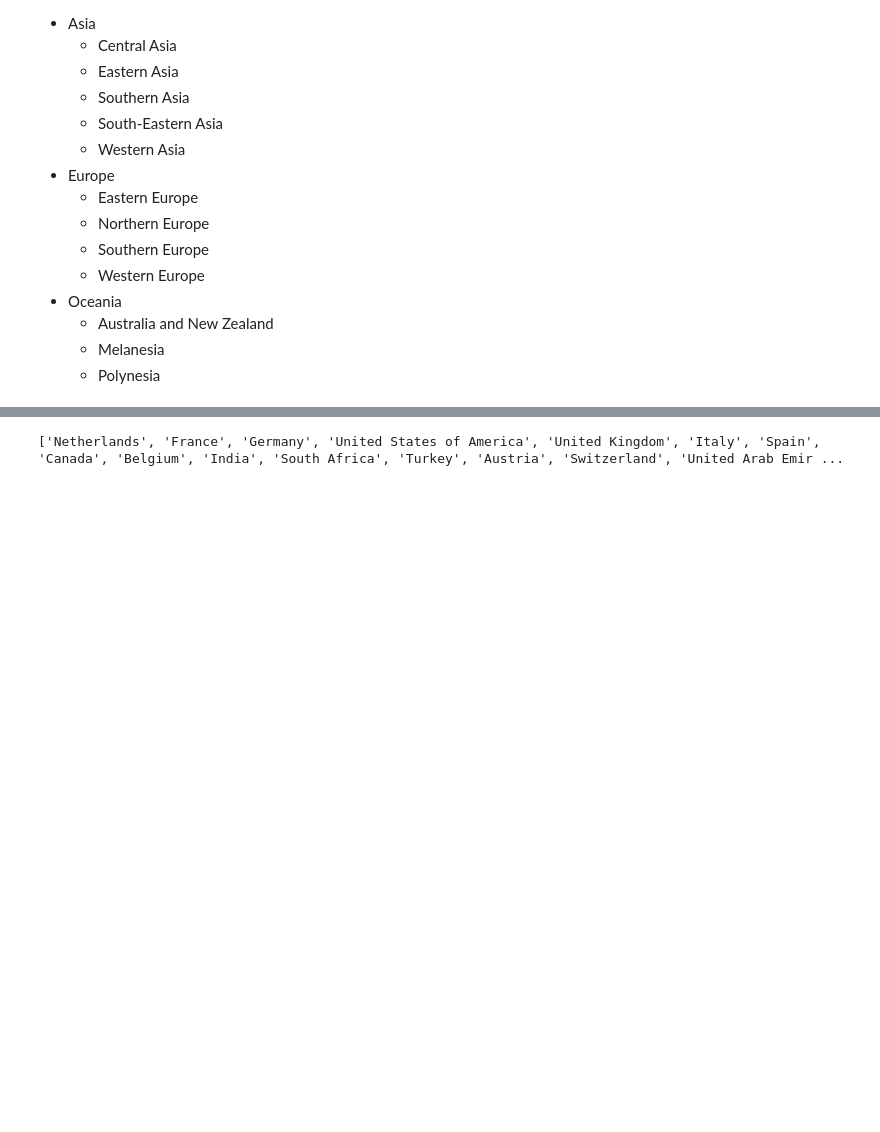
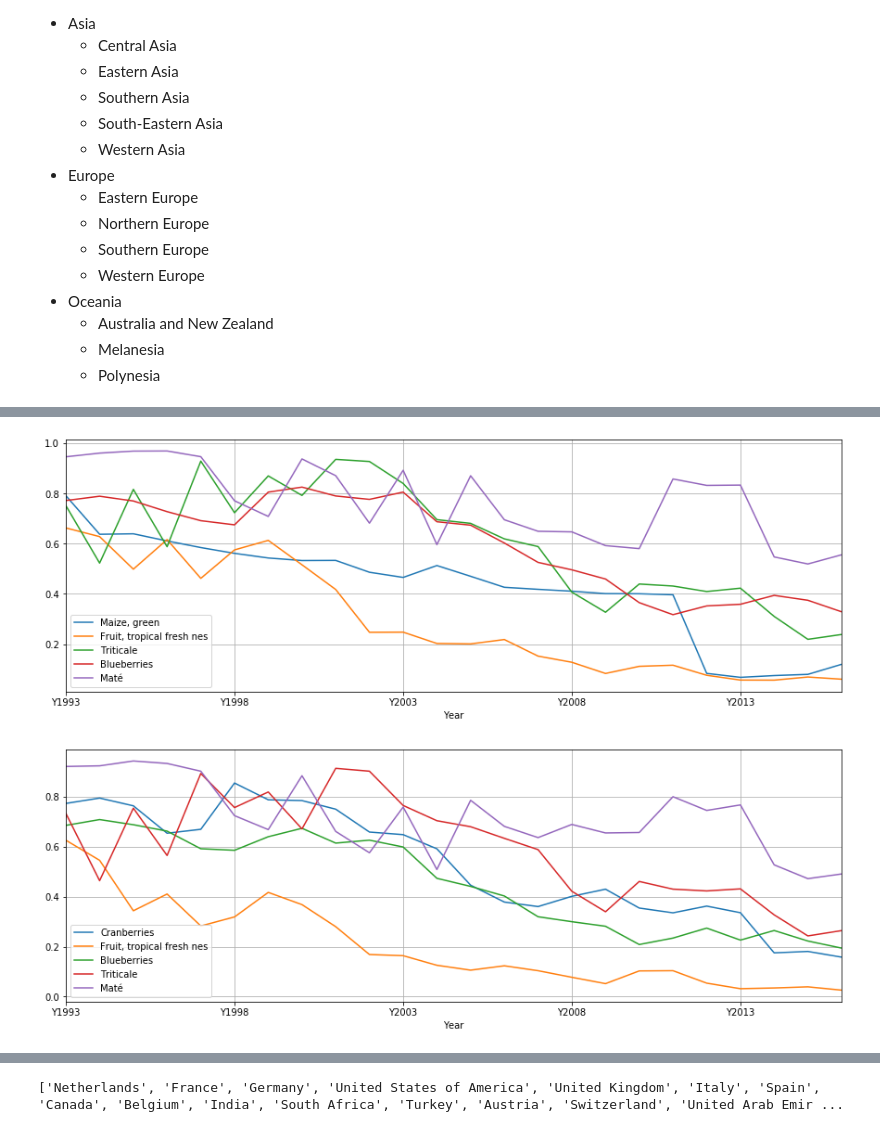
Before and after one commit to n-poulsen/GranADA, a Jupyter notebook: code/GlobalTradeChanges.ipynb, the cells around one changed output, grey strips where cells are left out. Drawn from its saved outputs; the diff is of its cells as text; code cells hidden in the pictures; blank space fills up the shorter version.

```diff
--- a/code/GlobalTradeChanges.ipynb
+++ b/code/GlobalTradeChanges.ipynb
@@ -267,0 +274,3 @@ We can see that there seems to be a slow decrease in the proportion of trade tha
+# %%
+popular_items = df_trade.groupby('Item').sum().sort_values(by='Y2016', ascending=False)[:100]
+popular_items.head()
@@ -267,0 +286,77 @@ We can see that there seems to be a slow decrease in the proportion of trade tha
+# %%
+items_kept = list(popular_items.index)
+
+def change_sort(item):
+    row = item[1]
+    if row.isnull().values.any():
+        return 0
+    else:
+        return np.abs(row['Y1993'] - row['Y2016'])
+
+df_item_intra_regional_w = df_intra_regional_imports_w[df_intra_regional_imports_w['Item'].isin(items_kept)]\
+                            .groupby('Item').sum()
+df_item_intra_regional_v = df_intra_regional_imports_v[df_intra_regional_imports_v['Item'].isin(items_kept)]\
+                            .groupby('Item').sum()
+
+df_item_inter_regional_w = df_inter_regional_imports_w[df_inter_regional_imports_w['Item'].isin(items_kept)]\
+                            .groupby('Item').sum()
+df_item_inter_regional_v = df_inter_regional_imports_v[df_inter_regional_imports_v['Item'].isin(items_kept)]\
+                            .groupby('Item').sum()
+
+df_item_imports_w = df_item_intra_regional_w + df_item_inter_regional_w
+df_item_imports_v = df_item_intra_regional_v + df_item_inter_regional_v
+
+df_item_intra_regional_perc_w = df_item_intra_regional_w/df_item_imports_w
+df_item_intra_regional_perc_v = df_item_intra_regional_v/df_item_imports_v
+
+item_intra_regional_perc_w = []
+for index, row in df_item_intra_regional_perc_w.iterrows():
+    item_intra_regional_perc_w.append((
+        row.name,
+        row
+    ))
+
+item_intra_regional_perc_v = []
+for index, row in df_item_intra_regional_perc_v.iterrows():
+    item_intra_regional_perc_v.append((
+        row.name,
+        row
+    ))
+
+item_intra_regional_perc_w.sort(key=change_sort, reverse=True)
+item_intra_regional_perc_v.sort(key=change_sort, reverse=True)
+
+plt.figure(figsize=(15,5))
+plt.xlabel('Year')
+for name, row in item_intra_regional_perc_w[:5]:
+    row.plot(label=name)
+plt.grid()
+plt.legend()
+plt.show()
+
+plt.figure(figsize=(15,5))
+plt.xlabel('Year')
+for name, row in item_intra_regional_perc_v[:5]:
+    row.plot(label=name)
+plt.grid()
+plt.legend()
+plt.show()
+
+plt.figure(figsize=(15,5))
+plt.xlabel('Year')
+for name, row in item_intra_regional_perc_w[5:10]:
+    row.plot(label=name)
+plt.grid()
+plt.legend()
+plt.show()
+
+plt.figure(figsize=(15,5))
+plt.xlabel('Year')
+for name, row in item_intra_regional_perc_v[5:10]:
+    row.plot(label=name)
+plt.grid()
+plt.legend()
+plt.show()
+# %% [output]
+[figure, added]
+[figure, added]
```
Also changed, not shown: parts of 17 cells of this notebook.
